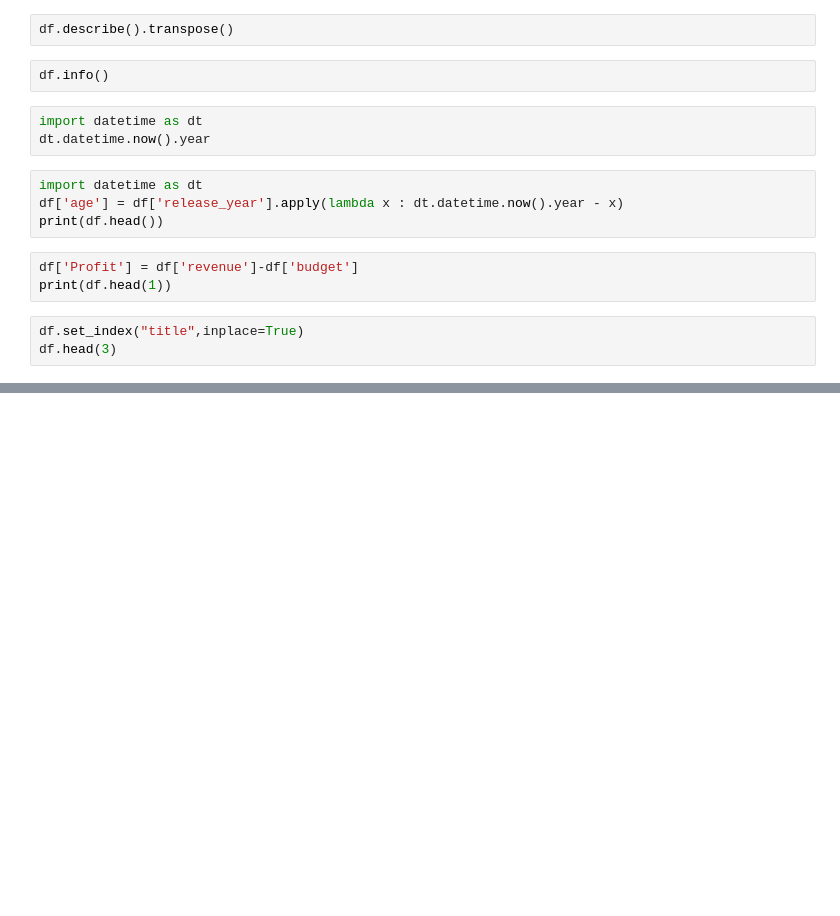
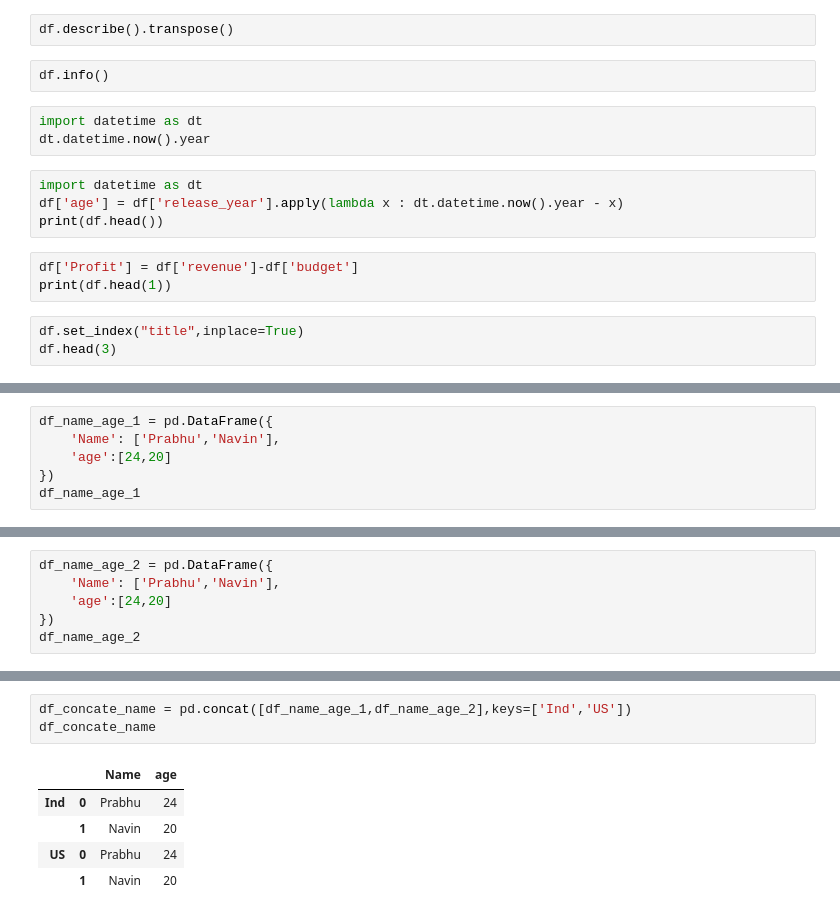
Before and after one commit to prabhu121995/Folder-To-Git, a Jupyter notebook: python-learn/Python-code-web.ipynb, the cells around one changed output, grey strips where cells are left out. Cells and saved outputs as stored; diff of their text form; blank space fills up the shorter version.

```diff
--- a/python-learn/Python-code-web.ipynb
+++ b/python-learn/Python-code-web.ipynb
@@ -63,0 +150,6 @@ df.iloc[0][0]
+# %%
+df_name_age_1 = pd.DataFrame({
+    'Name': ['Prabhu','Navin'],
+    'age':[24,20]
+})
+df_name_age_1
@@ -63,0 +160,6 @@ df.iloc[0][0]
+# %%
+df_name_age_2 = pd.DataFrame({
+    'Name': ['Prabhu','Navin'],
+    'age':[24,20]
+})
+df_name_age_2
@@ -63,0 +179,9 @@ df.iloc[0][0]
+# %%
+df_concate_name = pd.concat([df_name_age_1,df_name_age_2],keys=['Ind','US'])
+df_concate_name
+# %% [output]
+|  |  | Name | age |
+| Ind | 0 | Prabhu | 24 |
+|  | 1 | Navin | 20 |
+| US | 0 | Prabhu | 24 |
+|  | 1 | Navin | 20 |
```
Also changed, not shown: parts of 36 cells of this notebook, 7 other files.
